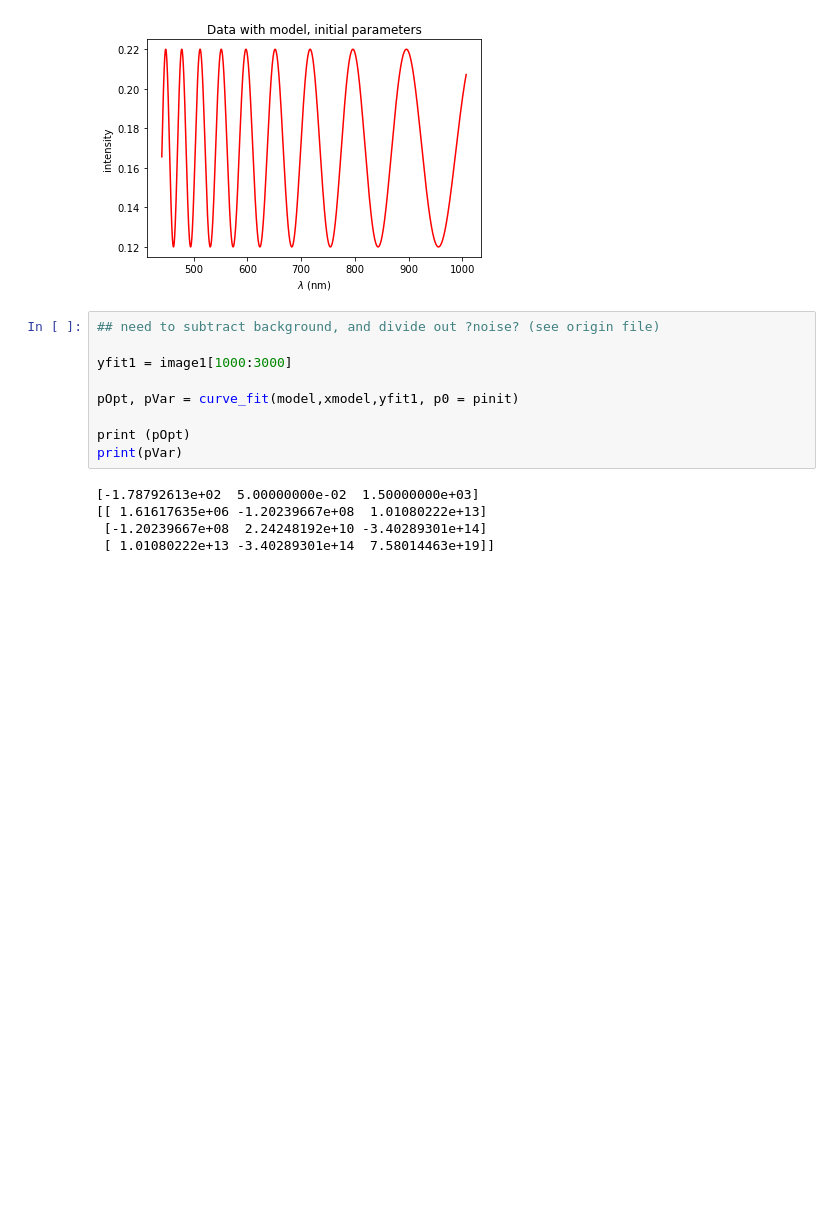
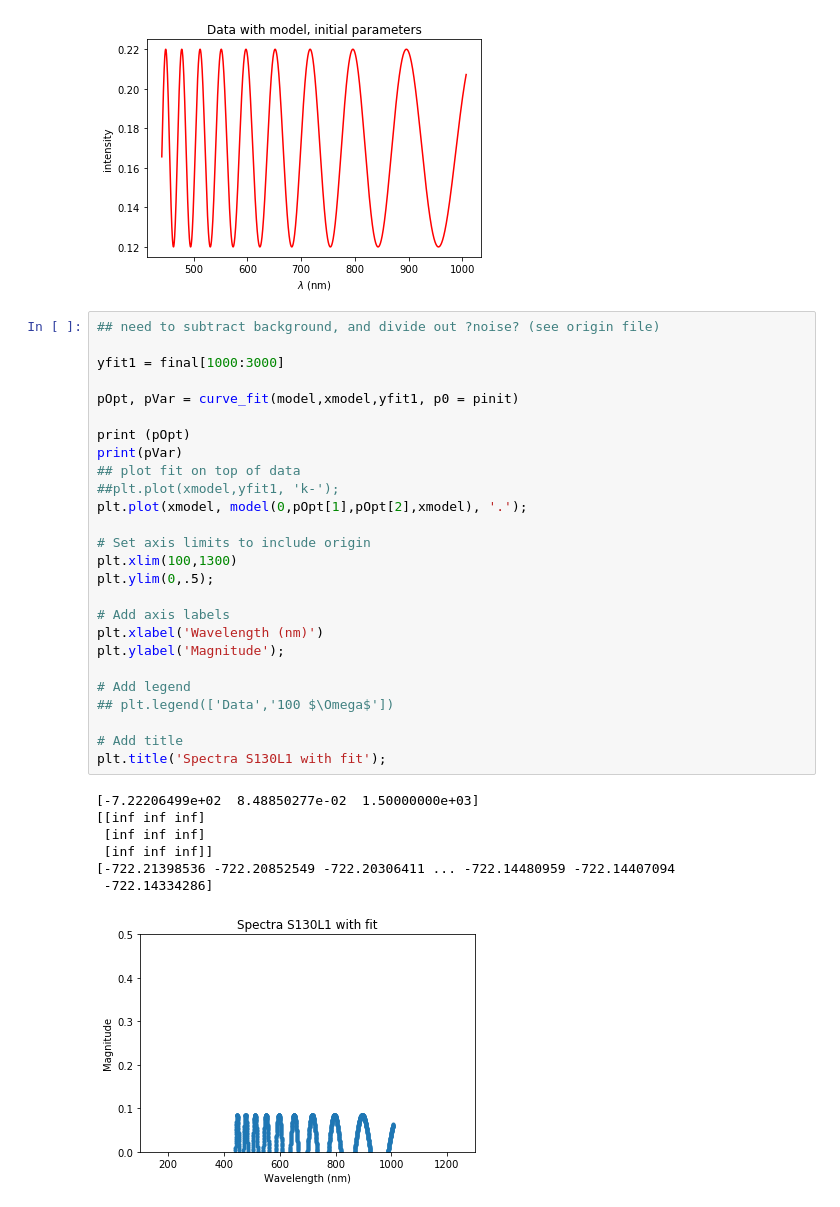
Before and after one commit to ManuelRojasPhysics/Reflectance, a Jupyter notebook: Plotting reflectance data.ipynb, the cells around one changed output. Drawn from its saved outputs; the diff is of its cells as text; blank space fills up the shorter version.

```diff
--- a/Plotting reflectance data.ipynb
+++ b/Plotting reflectance data.ipynb
@@ -167,14 +168,34 @@ plt.show()
 # %%
 ## need to subtract background, and divide out ?noise? (see origin file)
 
-yfit1 = image1[1000:3000]
+yfit1 = final[1000:3000]
 
 pOpt, pVar = curve_fit(model,xmodel,yfit1, p0 = pinit)
 
 print (pOpt)
 print(pVar)
+## plot fit on top of data
+##plt.plot(xmodel,yfit1, 'k-');
+plt.plot(xmodel, model(0,pOpt[1],pOpt[2],xmodel), '.');
+
+# Set axis limits to include origin
+plt.xlim(100,1300)
+plt.ylim(0,.5);
+
+# Add axis labels
+plt.xlabel('Wavelength (nm)')
+plt.ylabel('Magnitude');
+
+# Add legend
+## plt.legend(['Data','100 $\Omega$'])
+
+# Add title
+plt.title('Spectra S130L1 with fit');
 # %% [output]
-[-1.78792613e+02  5.00000000e-02  1.50000000e+03]
-[[ 1.61617635e+06 -1.20239667e+08  1.01080222e+13]
- [-1.20239667e+08  2.24248192e+10 -3.40289301e+14]
- [ 1.01080222e+13 -3.40289301e+14  7.58014463e+19]]
+[-7.22206499e+02  8.48850277e-02  1.50000000e+03]
+[[inf inf inf]
+ [inf inf inf]
+ [inf inf inf]]
+[-722.21398536 -722.20852549 -722.20306411 ... -722.14480959 -722.14407094
+ -722.14334286]
+[figure, added]
```
Also changed, not shown: parts of 1 cell of this notebook.
